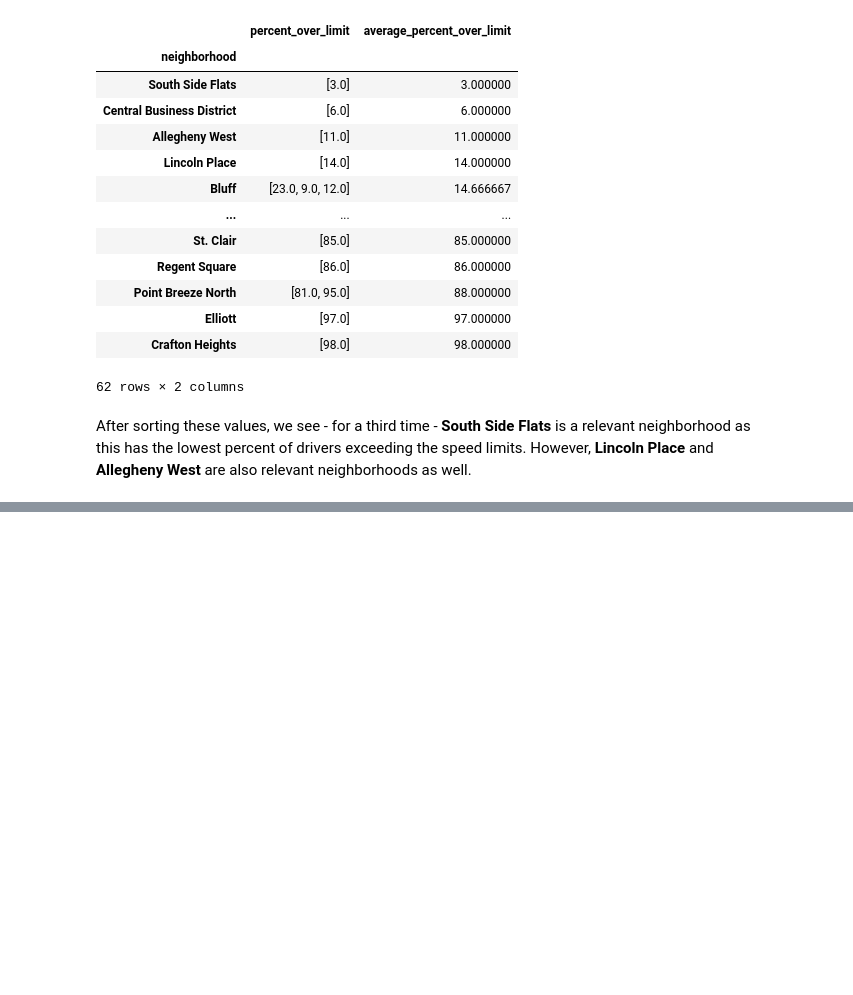
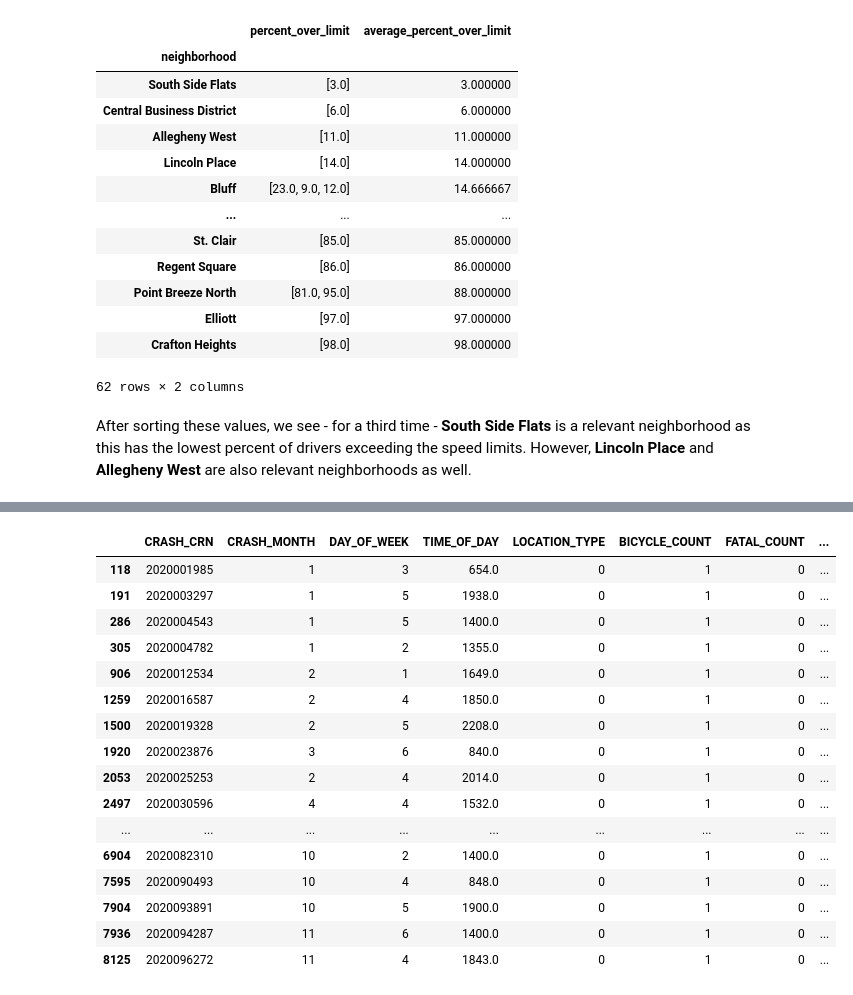
Before and after one commit to BGL18/CMPINF-10-Final-Project, a Jupyter notebook: Final Project Notebook.ipynb, the cells around one changed output, grey strips where cells are left out. Drawn from its saved outputs; the diff is of its cells as text; code cells hidden in the pictures; blank space fills up the shorter version.

```diff
--- a/Final Project Notebook.ipynb
+++ b/Final Project Notebook.ipynb
@@ -348,0 +415,21 @@ After sorting these values, we see - for a third time - **South Side Flats** is
+# %%
+pghBikeCrashes2 = pghBikeCrashes[["CRASH_CRN","CRASH_MONTH","DAY_OF_WEEK","TIME_OF_DAY","LOCATION_TYPE","BICYCLE_COUNT","FATAL_COUNT","INJURY_COUNT","BICYCLE_DEATH_COUNT","BICYCLE_MAJ_INJ_COUNT","DEC_LAT","DEC_LONG","RDWY_SEQ_NUM","ADJ_RDWY_SEQ","ROAD_OWNER","STREET_NAME"]]
+pghBikeCrashes2
+# %% [output]
+|  | CRASH_CRN | CRASH_MONTH | DAY_OF_WEEK | TIME_OF_DAY | LOCATION_TYPE | BICYCLE_COUNT | FATAL_COUNT | ... |
+| 118 | 2020001985 | 1 | 3 | 654.0 | 0 | 1 | 0 | ... |
+| 191 | 2020003297 | 1 | 5 | 1938.0 | 0 | 1 | 0 | ... |
+| 286 | 2020004543 | 1 | 5 | 1400.0 | 0 | 1 | 0 | ... |
+| 305 | 2020004782 | 1 | 2 | 1355.0 | 0 | 1 | 0 | ... |
+| 906 | 2020012534 | 2 | 1 | 1649.0 | 0 | 1 | 0 | ... |
+| 1259 | 2020016587 | 2 | 4 | 1850.0 | 0 | 1 | 0 | ... |
+| 1500 | 2020019328 | 2 | 5 | 2208.0 | 0 | 1 | 0 | ... |
+| 1920 | 2020023876 | 3 | 6 | 840.0 | 0 | 1 | 0 | ... |
+| 2053 | 2020025253 | 2 | 4 | 2014.0 | 0 | 1 | 0 | ... |
+| 2497 | 2020030596 | 4 | 4 | 1532.0 | 0 | 1 | 0 | ... |
+| ... | ... | ... | ... | ... | ... | ... | ... | ... |
+| 6904 | 2020082310 | 10 | 2 | 1400.0 | 0 | 1 | 0 | ... |
+| 7595 | 2020090493 | 10 | 4 | 848.0 | 0 | 1 | 0 | ... |
+| 7904 | 2020093891 | 10 | 5 | 1900.0 | 0 | 1 | 0 | ... |
+| 7936 | 2020094287 | 11 | 6 | 1400.0 | 0 | 1 | 0 | ... |
+| 8125 | 2020096272 | 11 | 4 | 1843.0 | 0 | 1 | 0 | ... |
```
Also changed, not shown: parts of 11 cells of this notebook.
